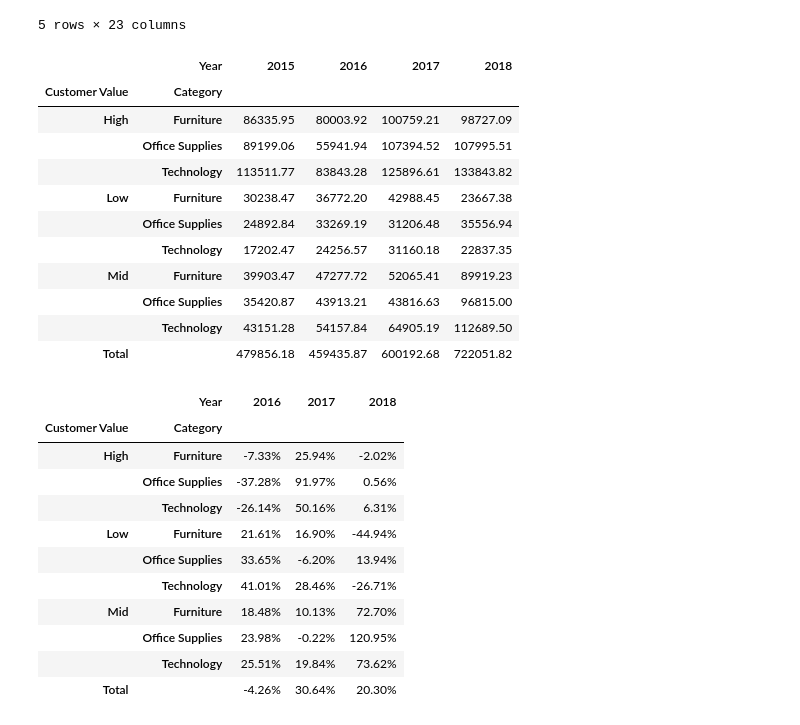
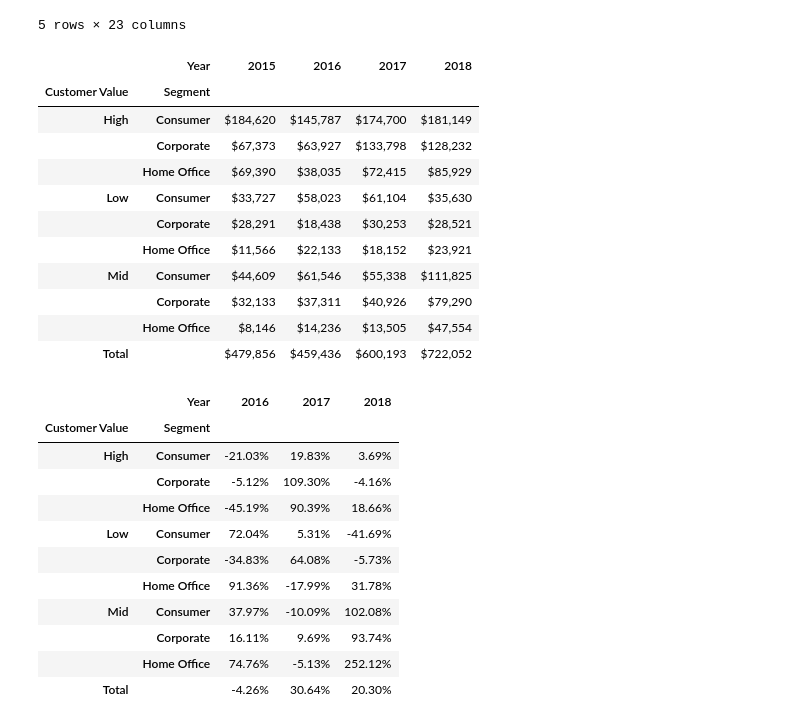
Before and after one commit to dylanjones248/Data-Science-Portfolio, a Jupyter notebook: Superstore Customer Segmentation Analysis.ipynb, the cells around one changed output. Drawn from its saved outputs; the diff is of its cells as text; code cells hidden in the pictures.

```diff
--- a/Superstore Customer Segmentation Analysis.ipynb
+++ b/Superstore Customer Segmentation Analysis.ipynb
@@ -344,12 +364,12 @@ customer_value
 # %%
-# We identified customers in segment 1 as 'Low Value', customers in segment 2 as 'Mid-Value' and customers in segment 3 as 'High Value'
+# We identified customers in segment 2 as high value, customers in segment 1 as mid value and customers in segment 3 as low value.
 def func(row):
-    if row['Clusters'] == 1:
+    if row['Clusters'] == 2:
         return 'High'
-    elif row['Clusters'] == 2:
+    elif row['Clusters'] == 1:
+        return 'Mid'
+    else:
         return 'Low'
-    else:
-        return 'Mid'
 # %%
 rfm['Customer Value']=rfm.apply(func, axis=1)
 # %%
@@ -407,36 +421,37 @@ df.head(5)
 | 4 | US-2016-108966 | 2016-10-11 | 2016-10-18 | Standard Class | SO-20335 | Sean O'Donnell | Consumer | United States | Fort Lauderdale | ... |
 5 rows × 23 columns
 # %%
-result = pd.crosstab(index=[df['Customer Value'], df['Category']], columns=df['Year'], values=df['Sales'], aggfunc='sum', margins=True, margins_name='Total')
-result.drop('Total', axis=1, inplace=True)
-result
+sales_by_seg = pd.crosstab(index=[df['Customer Value'], df['Segment']], columns=df['Year'], values=df['Sales'], aggfunc='sum', margins=True, margins_name='Total')
+sales_by_seg.drop('Total', axis=1, inplace=True)
+formatted_sbs = sales_by_seg.applymap('${:,.0f}'.format)
+formatted_sbs
 # %% [output]
 |  | Year | 2015 | 2016 | 2017 | 2018 |
-| Customer Value | Category |  |  |  |  |
-| High | Furniture | 86335.95 | 80003.92 | 100759.21 | 98727.09 |
-|  | Office Supplies | 89199.06 | 55941.94 | 107394.52 | 107995.51 |
-|  | Technology | 113511.77 | 83843.28 | 125896.61 | 133843.82 |
-| Low | Furniture | 30238.47 | 36772.20 | 42988.45 | 23667.38 |
-|  | Office Supplies | 24892.84 | 33269.19 | 31206.48 | 35556.94 |
-|  | Technology | 17202.47 | 24256.57 | 31160.18 | 22837.35 |
-| Mid | Furniture | 39903.47 | 47277.72 | 52065.41 | 89919.23 |
-|  | Office Supplies | 35420.87 | 43913.21 | 43816.63 | 96815.00 |
-|  | Technology | 43151.28 | 54157.84 | 64905.19 | 112689.50 |
-| Total |  | 479856.18 | 459435.87 | 600192.68 | 722051.82 |
+| Customer Value | Segment |  |  |  |  |
+| High | Consumer | $184,620 | $145,787 | $174,700 | $181,149 |
+|  | Corporate | $67,373 | $63,927 | $133,798 | $128,232 |
+|  | Home Office | $69,390 | $38,035 | $72,415 | $85,929 |
+| Low | Consumer | $33,727 | $58,023 | $61,104 | $35,630 |
+|  | Corporate | $28,291 | $18,438 | $30,253 | $28,521 |
+|  | Home Office | $11,566 | $22,133 | $18,152 | $23,921 |
+| Mid | Consumer | $44,609 | $61,546 | $55,338 | $111,825 |
+|  | Corporate | $32,133 | $37,311 | $40,926 | $79,290 |
+|  | Home Office | $8,146 | $14,236 | $13,505 | $47,554 |
+| Total |  | $479,856 | $459,436 | $600,193 | $722,052 |
 # %%
-pct_change = (result.pct_change(axis='columns')).applymap('{:.2%}'.format)
+pct_change = (sales_by_seg.pct_change(axis='columns')).applymap('{:.2%}'.format)
 pct_change = pct_change.drop(columns=2015)
 pct_change
 # %% [output]
 |  | Year | 2016 | 2017 | 2018 |
-| Customer Value | Category |  |  |  |
-| High | Furniture | -7.33% | 25.94% | -2.02% |
-|  | Office Supplies | -37.28% | 91.97% | 0.56% |
-|  | Technology | -26.14% | 50.16% | 6.31% |
-| Low | Furniture | 21.61% | 16.90% | -44.94% |
-|  | Office Supplies | 33.65% | -6.20% | 13.94% |
-|  | Technology | 41.01% | 28.46% | -26.71% |
-| Mid | Furniture | 18.48% | 10.13% | 72.70% |
-|  | Office Supplies | 23.98% | -0.22% | 120.95% |
-|  | Technology | 25.51% | 19.84% | 73.62% |
+| Customer Value | Segment |  |  |  |
+| High | Consumer | -21.03% | 19.83% | 3.69% |
+|  | Corporate | -5.12% | 109.30% | -4.16% |
+|  | Home Office | -45.19% | 90.39% | 18.66% |
+| Low | Consumer | 72.04% | 5.31% | -41.69% |
+|  | Corporate | -34.83% | 64.08% | -5.73% |
+|  | Home Office | 91.36% | -17.99% | 31.78% |
+| Mid | Consumer | 37.97% | -10.09% | 102.08% |
+|  | Corporate | 16.11% | 9.69% | 93.74% |
+|  | Home Office | 74.76% | -5.13% | 252.12% |
 | Total |  | -4.26% | 30.64% | 20.30% |
```
Also changed, not shown: parts of 27 cells of this notebook.
